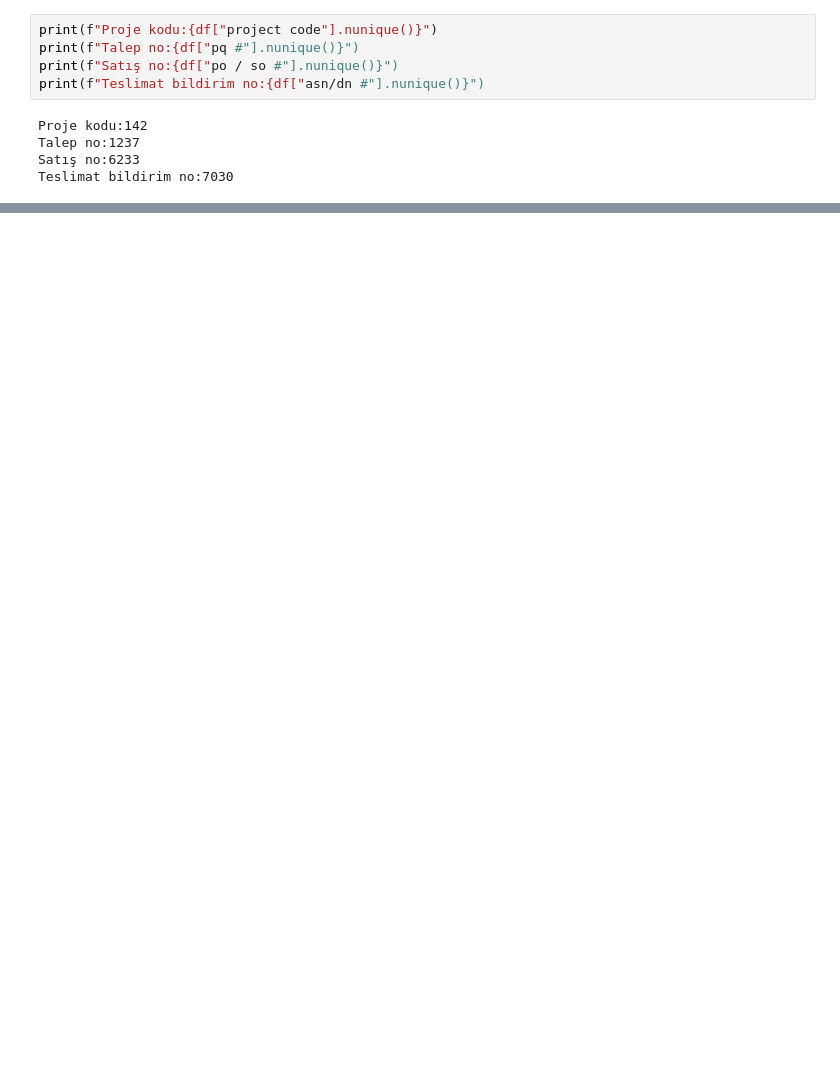
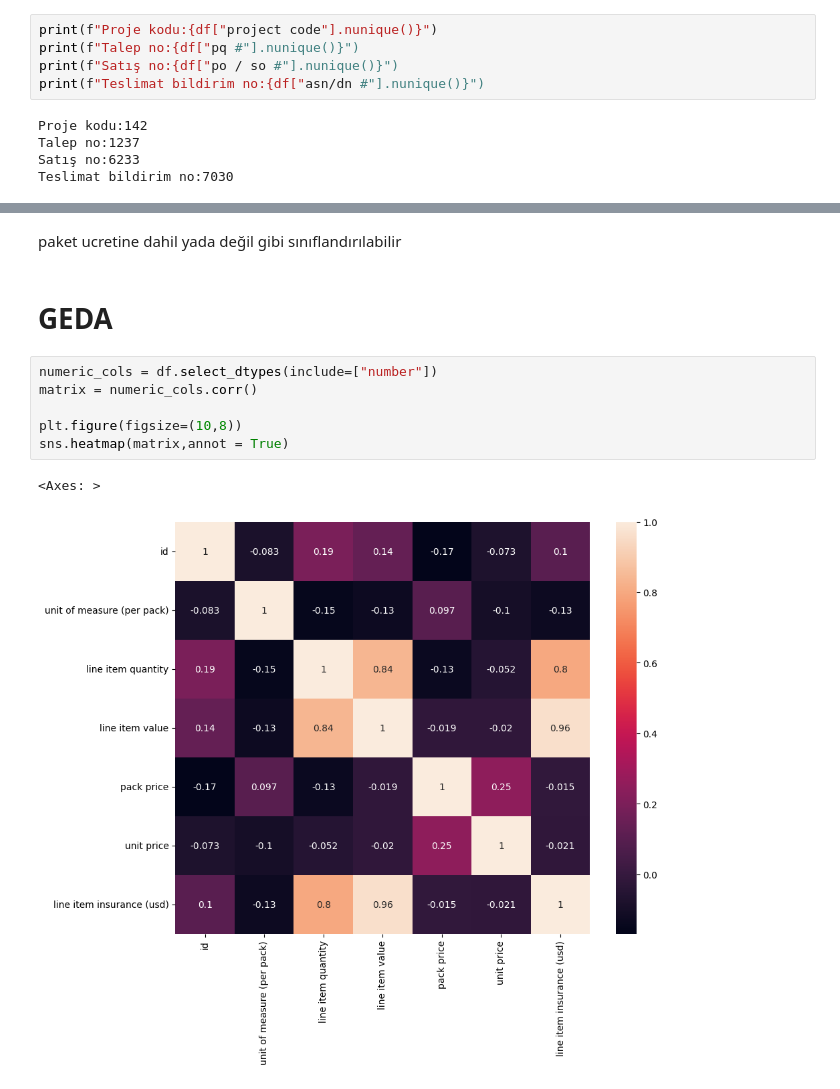
Before and after one commit to burakltnds/Kaggle_Notebook, a Jupyter notebook: 6_tedarik_zincir_maliyet_analizi.ipynb, the cells around one changed output, grey strips where cells are left out. Saved outputs shown, nothing was run; the diff lists cells and outputs as text; blank space fills up the shorter version.

Commit message:
Kaggle Notebook | tedarik_zincir_maliyet_analizi.ipynb | Version 3 Geda kısmına başlanacak

```diff
--- a/6_tedarik_zincir_maliyet_analizi.ipynb
+++ b/6_tedarik_zincir_maliyet_analizi.ipynb
@@ -49,0 +122,13 @@ Remove --> pq #, po / so #,asn/dn #
+# %% [markdown]
+paket ucretine dahil yada değil gibi sınıflandırılabilir
+# %% [markdown]
+# GEDA
+# %%
+numeric_cols = df.select_dtypes(include=["number"])
+matrix = numeric_cols.corr()
+
+plt.figure(figsize=(10,8))
+sns.heatmap(matrix,annot = True)
+# %% [output]
+<Axes: >
+[figure, added]
```
Also changed, not shown: parts of 6 cells of this notebook.
